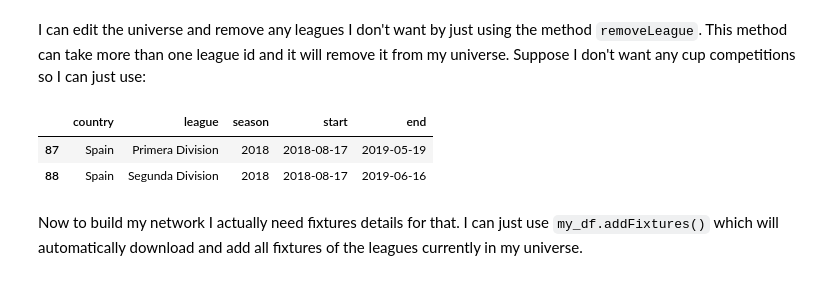
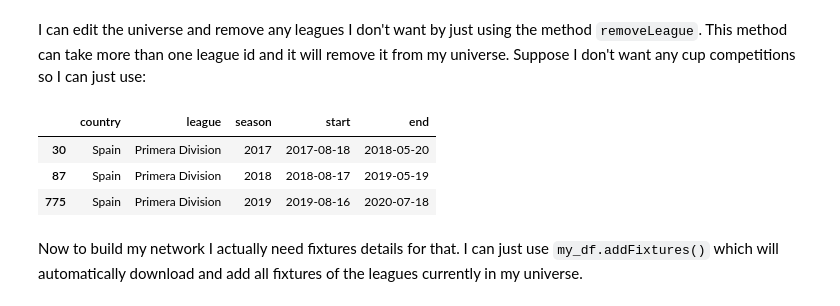
Before and after one commit to bm1125/fifa, a Jupyter notebook: Football Predictions.ipynb, the cells around one changed output. Cells and saved outputs as stored; diff of their text form; code cells hidden in the pictures.

```diff
--- a/Football Predictions.ipynb
+++ b/Football Predictions.ipynb
@@ -16,7 +16,7 @@ Now in order to find and add leagues I will use the `addLeagues` method. The met
 First and mandatory is country, then I can chose to specify season (one at a time only), keyword for league name and
 negative keyword (Suppose I don't want any women leagues)
 # %%
-my_df.addLeagues(country = 'Spain', neg_key = 'Women', season = 2018)
+my_df.addLeagues(country = 'Spain', keyword = 'Primera Division', neg_key = 'Women')
 # %% [output]
 The following leagues has been found and added:
 
@@ -40,12 +52,13 @@ I can edit the universe and remove any leagues I don't want by just using the me
 take more than one league id and it will remove it from my universe. Suppose I don't want any cup competitions so
 I can just use:
 # %%
-my_df.removeLeague(808,1630)
+my_df.removeLeague(735,734,733,732,731,730,64)
 my_df.LeaguesDF()
 # %% [output]
 |  | country | league | season | start | end |
+| 30 | Spain | Primera Division | 2017 | 2017-08-18 | 2018-05-20 |
 | 87 | Spain | Primera Division | 2018 | 2018-08-17 | 2019-05-19 |
-| 88 | Spain | Segunda Division | 2018 | 2018-08-17 | 2019-06-16 |
+| 775 | Spain | Primera Division | 2019 | 2019-08-16 | 2020-07-18 |
 # %% [markdown]
 Now to build my network I actually need fixtures details for that. I can just use `my_df.addFixtures()` which will automatically download and add all fixtures of the leagues currently in my universe.
 # %%
```
Also changed, not shown: parts of 39 cells of this notebook, 2 other files.
